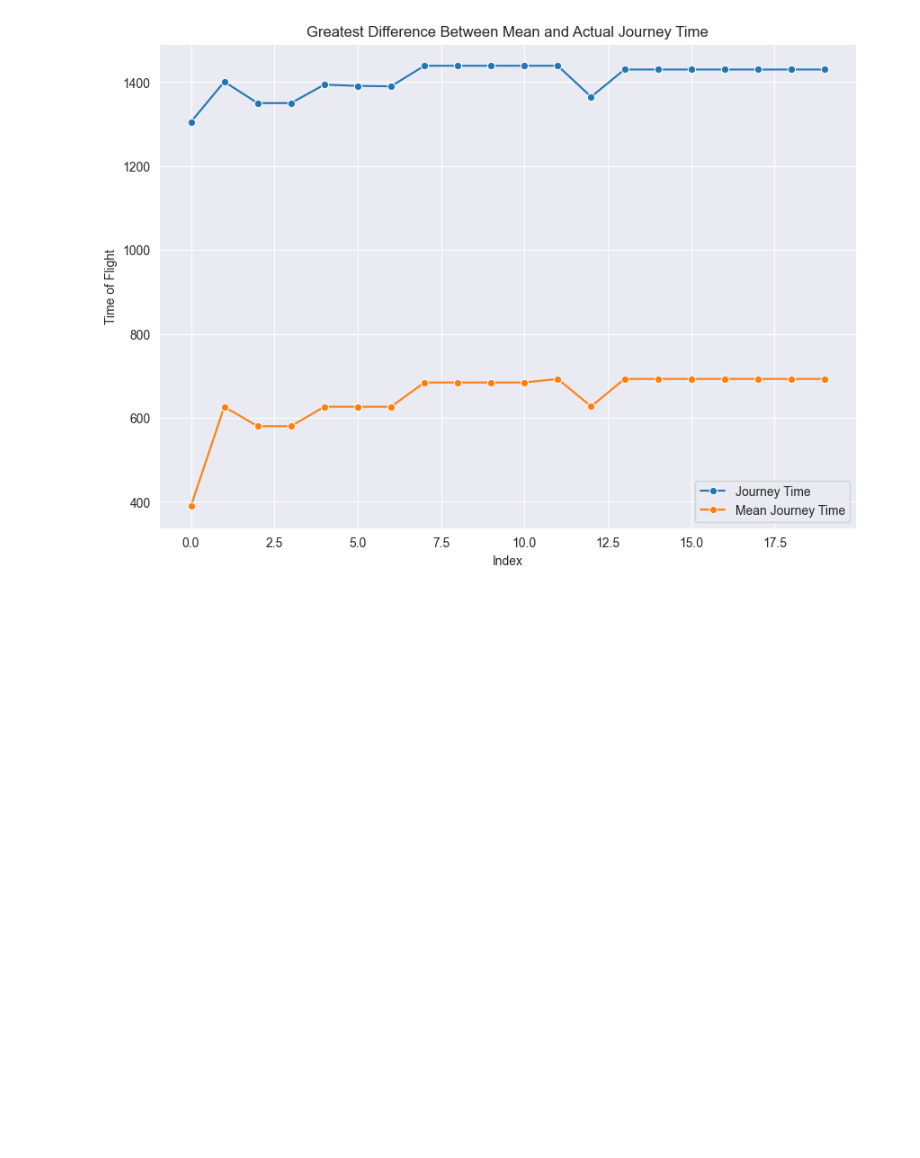
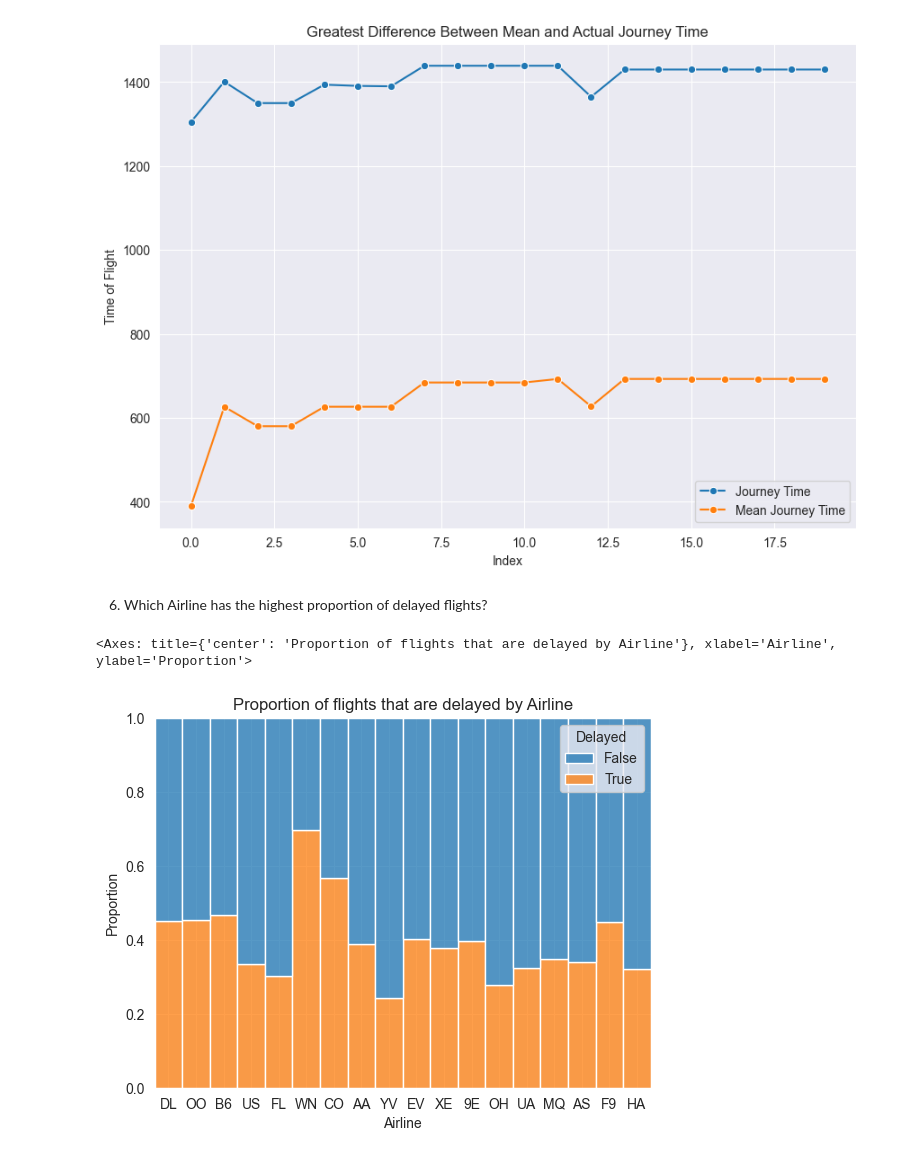
Before and after one commit to Ethan07914/flight_data_insight, a Jupyter notebook: main.ipynb, the cells around one changed output. Drawn from its saved outputs; the diff is of its cells as text; code cells hidden in the pictures; blank space fills up the shorter version.

Commit message:
100% Stacked bar for proportion of flights delayed by Airline

```diff
--- a/main.ipynb
+++ b/main.ipynb
@@ -184,3 +184,11 @@ delayed_most
 | 18 | SEA | IAH | 866.0 | 1430.0 | 237.0 | CO | 5 | 0 | 692.635965 | ... |
 | 19 | SEA | IAH | 866.0 | 1430.0 | 237.0 | CO | 5 | 1 | 692.635965 | ... |
 [figure]
+# %% [markdown]
+6. Which Airline has the highest proportion of delayed flights?
+# %%
+plt.title('Proportion of flights that are delayed by Airline')
+sns.histplot(data=delay_data, x='Airline', hue='Delayed', stat='proportion', multiple='fill')
+# %% [output]
+<Axes: title={'center': 'Proportion of flights that are delayed by Airline'}, xlabel='Airline', ylabel='Proportion'>
+[figure, added]
```
Also changed, not shown: parts of 2 cells of this notebook.
